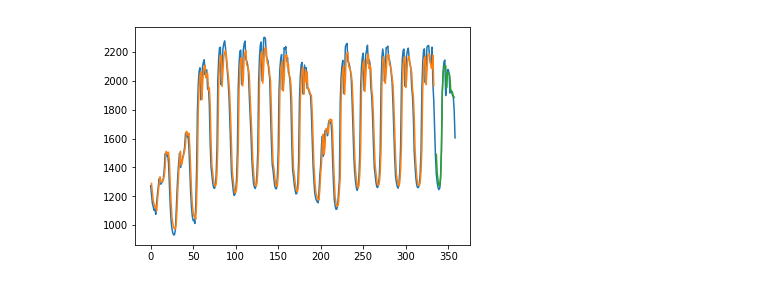
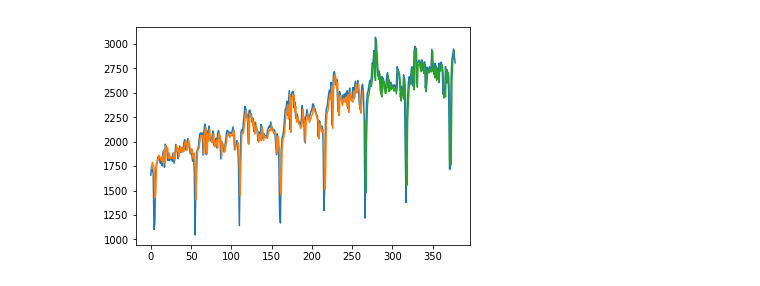
Before and after one commit to DUCQUAN7850/Time-Series-Prediction, a Jupyter notebook: Untitled.ipynb, the cells around one changed output. Cells and saved outputs as stored; diff of their text form; code cells hidden in the pictures.

Commit message:
lstm

```diff
--- a/Untitled.ipynb
+++ b/Untitled.ipynb
@@ -156,27 +134,8 @@ Epoch 150/150
 # %%
-import numpy
-import matplotlib.pyplot as plt
-from pandas import read_csv
-import math
-import pandas
-from keras.models import Sequential
-from keras.layers import Dense
-from keras.layers import LSTM
-from sklearn.preprocessing import MinMaxScaler
-from sklearn.metrics import mean_squared_error
-from sklearn.metrics import accuracy_score
-import seaborn as sns
-# khởi tạo cặp danh sách dữ liệu tời 2 thời điểm t, t+1
-def create_dataset(dataset, look_back=1):
-	#dataX: lượng điện trung bình /h của tuần t
-	#dataY: lượng điện trung bình /h của tuần t+1
-	dataX, dataY = [], []
-	for i in range(len(dataset)-look_back-1):
-		a = dataset[i:(i+look_back), 0]
-		dataX.append(a)
-		dataY.append(dataset[i + look_back, 0])
-	return numpy.array(dataX), numpy.array(dataY)
-numpy.random.seed(7)
+#dự đoán theo tuần:
+#        tập train là dữ liệu trung bình trong 1 tuần của 268 đầu tiên
+#        tập test là dự đoán 110 tuần tiếp theo
+#kết quả: sai số khi chưa tinh chỉnh dữ liệu là 5.2%
 
 # đọc dữ liệu từ file ra
 dataset = read_csv('ts.csv')
@@ -185,22 +144,19 @@ e=[]
 for i in range(0,len(dataset)):
 	l=dataset['2011-01-01 00:00:00\t1402.3'][i].split('\t')
 	e.append(float(l[1]))
-# k=0
-# tuan=[]
-
-# while k<len(e):
-# 	a=0
-# 	for i in range(k,k+168):
-# 		if(i==len(e)):
-# 			break
-# 		a+=e[i]
-# 		k+=1
-# 	b=a/168
-# 	tuan.append(b)
-# tuan.remove(tuan[len(tuan)-1])
-
-tuan=e[0:359]
-test_input=tuan[336:359]
+k=0
+tuan=[]
+while k<len(e):
+	a=0
+	for i in range(k,k+168):
+		if(i==len(e)):
+			break
+		a+=e[i]
+		k+=1
+	b=a/168
+	tuan.append(b)
+tuan.remove(tuan[len(tuan)-1])
+test_input=tuan[268:378]
 d=tuan
 z=tuan
 dataframe = pandas.core.frame.DataFrame(tuan)
@@ -212,7 +168,7 @@ scaler = MinMaxScaler(feature_range=(0, 1))# x=(X-min)/(max-min); trong đó max
 dataset = scaler.fit_transform(dataset)
 
 # chia dữ liệu thành 2 tập train và test
-train_size = int(len(dataset) * (14/15))
+train_size = int(len(dataset) * 0.7)
 test_size = len(dataset) - train_size
 train, test = dataset[0:train_size,:], dataset[train_size:len(dataset),:]
 # tạo 2 danh sách dữ liệu X tại thời điểm t và Y tại t+1
@@ -249,34 +205,19 @@ trainPredictPlot[look_back:len(trainPredict)+look_back, :] = trainPredict
 testPredictPlot = numpy.empty_like(dataset)
 testPredictPlot[:, :] = numpy.nan
 testPredictPlot[len(trainPredict)+(look_back*2)+1:len(dataset)-1, :] = testPredict
-test_check=testPredictPlot[336:358]
+test_check=testPredictPlot[268:378]
 
-#Tinh chỉnh kết quả
-mintc=(min(test_check))[0]
-maxtc=(max(test_check))[0]
-for i in range(len(test_check)):
-	if test_check[i][0] <mintc*0.95:
-		test_check[i][0]=mintc*0.95
-	if test_check[i][0] >maxtc*1.07:
-		test_check[i][0]=maxtc*1.07
-for i in range(len(test_check)-1):
-	if test_check[i+1][0] > test_check[i][0]:
-		test_check[i][0]=test_check[i+1][0]
-for i in range(len(test_check)-1):
-	if test_check[i+1][0] - test_check[i][0]>500:
-		test_check[i][0]=test_check[i][0] -200
-print(mintc, maxtc)
+
 # Tính độ lệch kết quả
 MAPE=0
-for i in range(len(test_input)-1):
+for i in range(len(test_input)):
 	MAPE += abs((test_input[i]-test_check[i][0])/test_input[i])
+
 MAPE = MAPE*100/(len(test_input))
 print("Độ sai số: ",MAPE)
-#show đồ thị
 plt.plot(tuan)
 plt.plot(trainPredictPlot)
 plt.plot(testPredictPlot)
-
 plt.show()
 # %% [output]
 Epoch 1/150
@@ -299 +240 @@ Epoch 150/150
-[figure, old version]
+[figure, new version]
```
Also changed, not shown: parts of 4 cells of this notebook.
